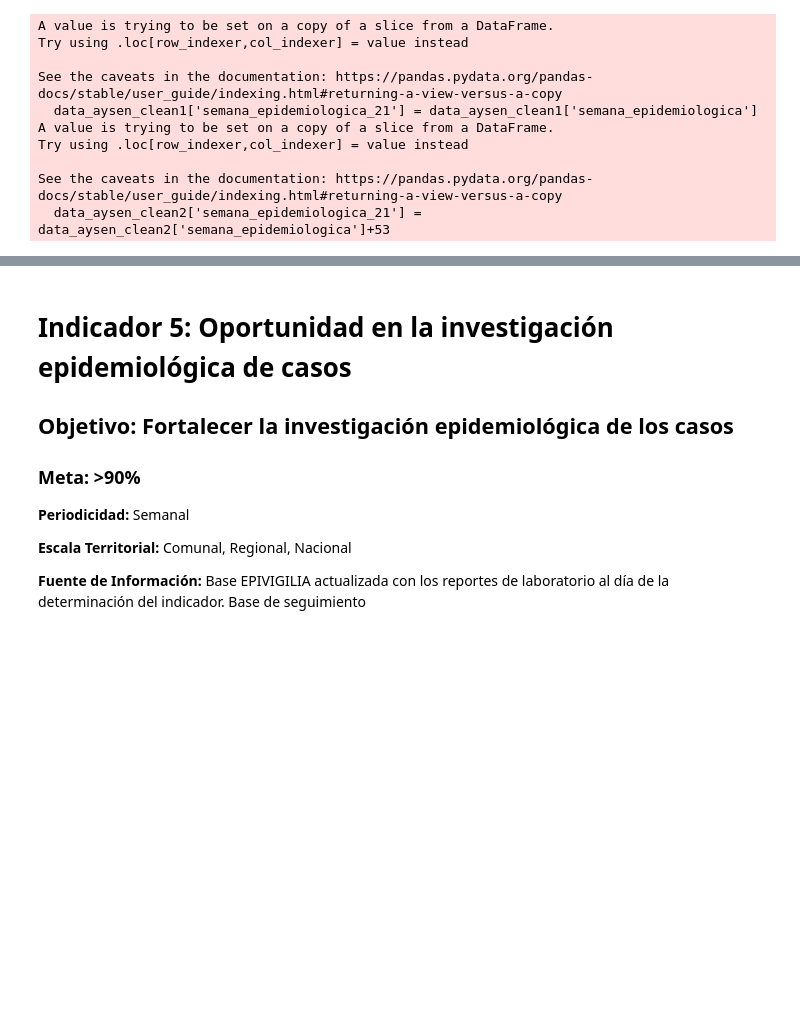
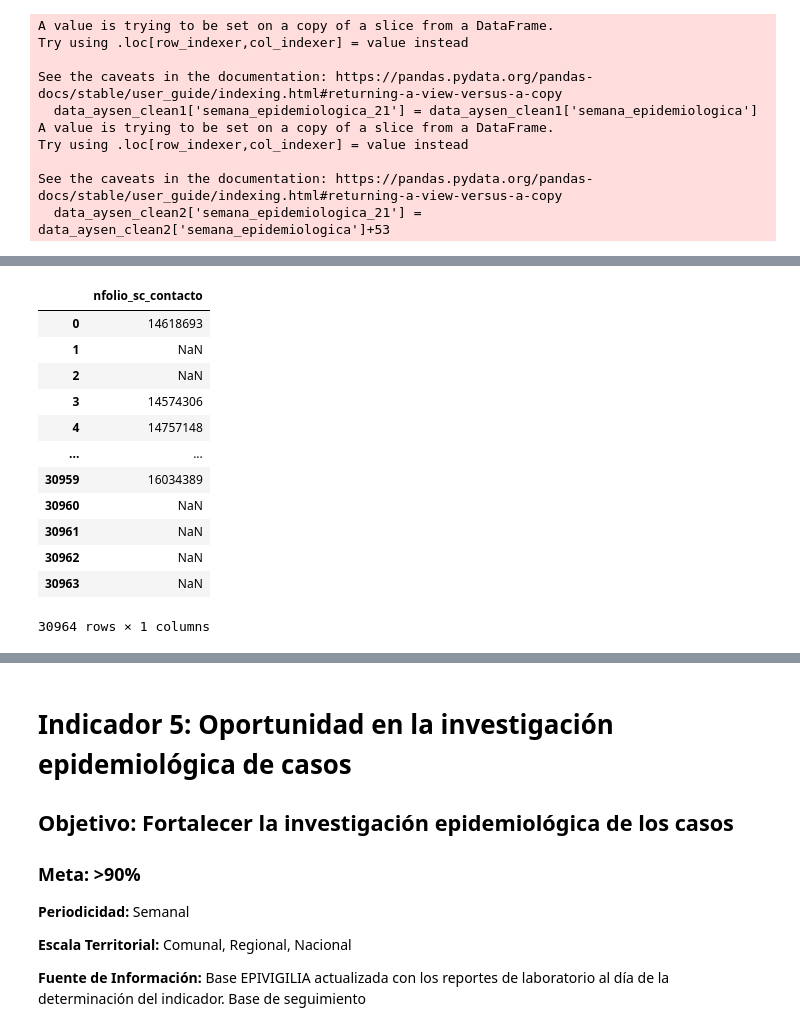
Before and after one commit to millacurafa/SeremiSaludAysenCovid, a Jupyter notebook: indicadores_trazabilidad.ipynb, the cells around one changed output, grey strips where cells are left out. Saved outputs shown, nothing was run; the diff lists cells and outputs as text; code cells hidden in the pictures; blank space fills up the shorter version.

```diff
--- a/indicadores_trazabilidad.ipynb
+++ b/indicadores_trazabilidad.ipynb
@@ -181,0 +213,18 @@ data_aysen_clean.sample(10)
+# %%
+# Divide strings utilizando regex para extraer contactos estrechos
+
+df_seguimiento['n_folio'].str.extract(r'SC([0-9]+)-', flags=0,expand=True).rename(columns={0:'nfolio_sc_contacto'})
+# %% [output]
+|  | nfolio_sc_contacto |
+| 0 | 14618693 |
+| 1 | NaN |
+| 2 | NaN |
+| 3 | 14574306 |
+| 4 | 14757148 |
+| ... | ... |
+| 30959 | 16034389 |
+| 30960 | NaN |
+| 30961 | NaN |
+| 30962 | NaN |
+| 30963 | NaN |
+30964 rows × 1 columns
```
Also changed, not shown: parts of 8 cells of this notebook, 1 other file.
